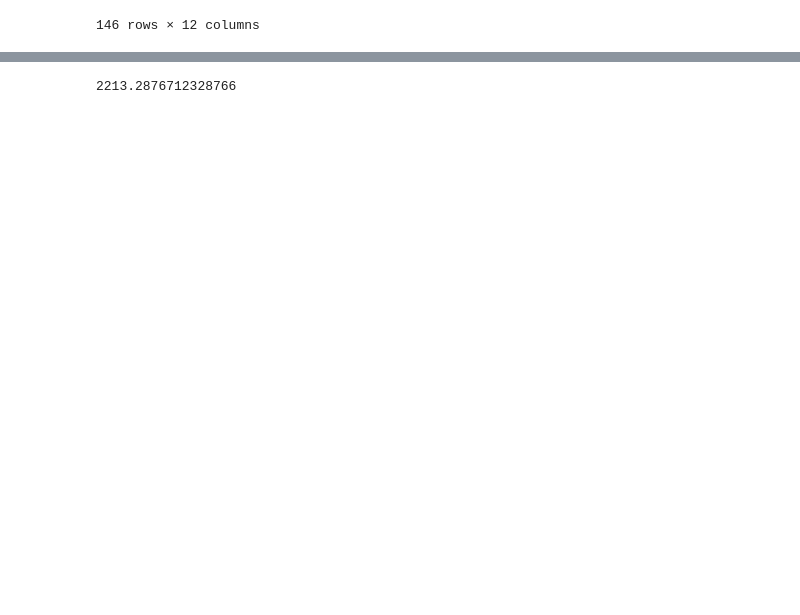
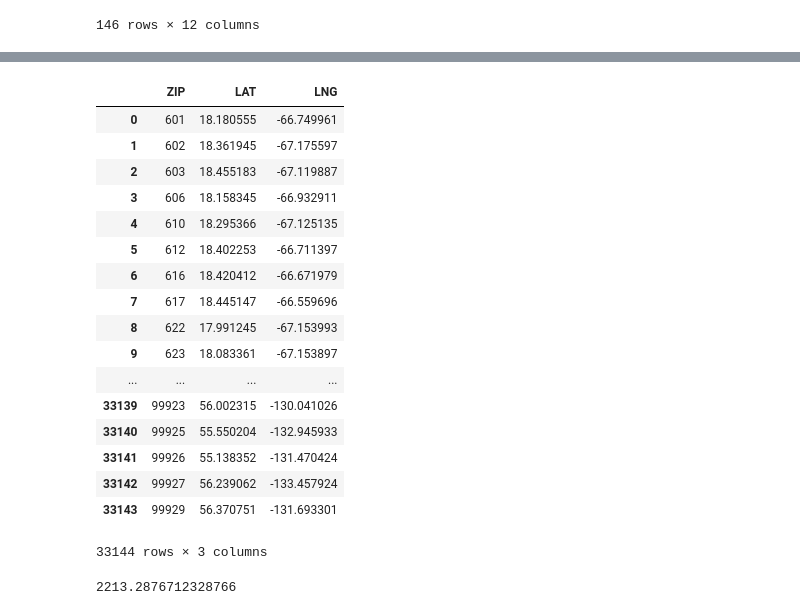
Before and after one commit to info370/project-dataseyance, a Jupyter notebook: Exploring Zillow Rent.ipynb, the cells around one changed output, grey strips where cells are left out. Cells and saved outputs as stored; diff of their text form; code cells hidden in the pictures; blank space fills up the shorter version.

```diff
--- a/Exploring Zillow Rent.ipynb
+++ b/Exploring Zillow Rent.ipynb
@@ -46,11 +64,11 @@ seattle_rent.loc[seattle_rent["RegionName"] == 98105]
 | 1272 | 2017-09-30 | 98105 | WA | Seattle | King | Seattle | 1272 | 3045 | -0.001967 | 0.013311 | 0.063941 | ... |
 # %%
 # Making chloropleth
-# zipcode = pd.read_csv("./datasets/zip_to_coordinates.csv")
-
-latitude = 47.67089
-longitude = -122.31440
-seattle_map = folium.Map(location=[latitude, longitude],
-                   tiles='Mapbox Bright', zoom_start=11)
-seattle_map
+zipcode = pd.read_csv("./datasets/zip_to_coordinates.csv")
+zipcode
+# latitude = 47.67089
+# longitude = -122.31440
+# seattle_map = folium.Map(location=[latitude, longitude],
+#                    tiles='Mapbox Bright', zoom_start=11)
+# seattle_map
 # %% [output]
@@ -58,3 +75,21 @@ seattle_map
+|  | ZIP | LAT | LNG |
+| 0 | 601 | 18.180555 | -66.749961 |
+| 1 | 602 | 18.361945 | -67.175597 |
+| 2 | 603 | 18.455183 | -67.119887 |
+| 3 | 606 | 18.158345 | -66.932911 |
+| 4 | 610 | 18.295366 | -67.125135 |
+| 5 | 612 | 18.402253 | -66.711397 |
+| 6 | 616 | 18.420412 | -66.671979 |
+| 7 | 617 | 18.445147 | -66.559696 |
+| 8 | 622 | 17.991245 | -67.153993 |
+| 9 | 623 | 18.083361 | -67.153897 |
+| ... | ... | ... | ... |
+| 33139 | 99923 | 56.002315 | -130.041026 |
+| 33140 | 99925 | 55.550204 | -132.945933 |
+| 33141 | 99926 | 55.138352 | -131.470424 |
+| 33142 | 99927 | 56.239062 | -133.457924 |
+| 33143 | 99929 | 56.370751 | -131.693301 |
+33144 rows × 3 columns
 # %%
 # Mean rent in Seattle
 sum(seattle_rent["Zri"]) / len(seattle_rent)
```
Also changed, not shown: parts of 2 cells of this notebook, 2 other files.
